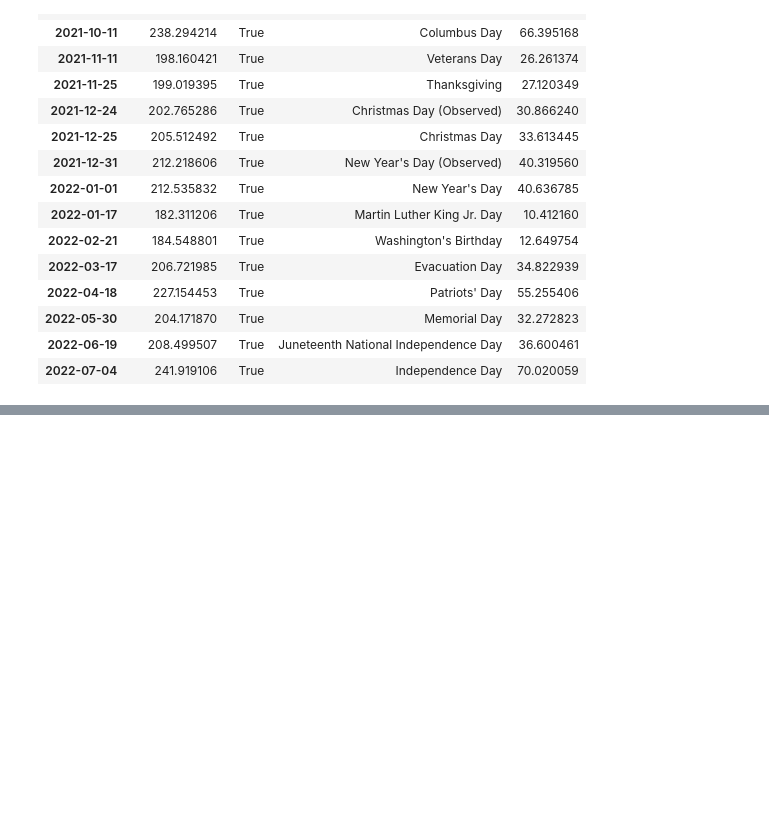
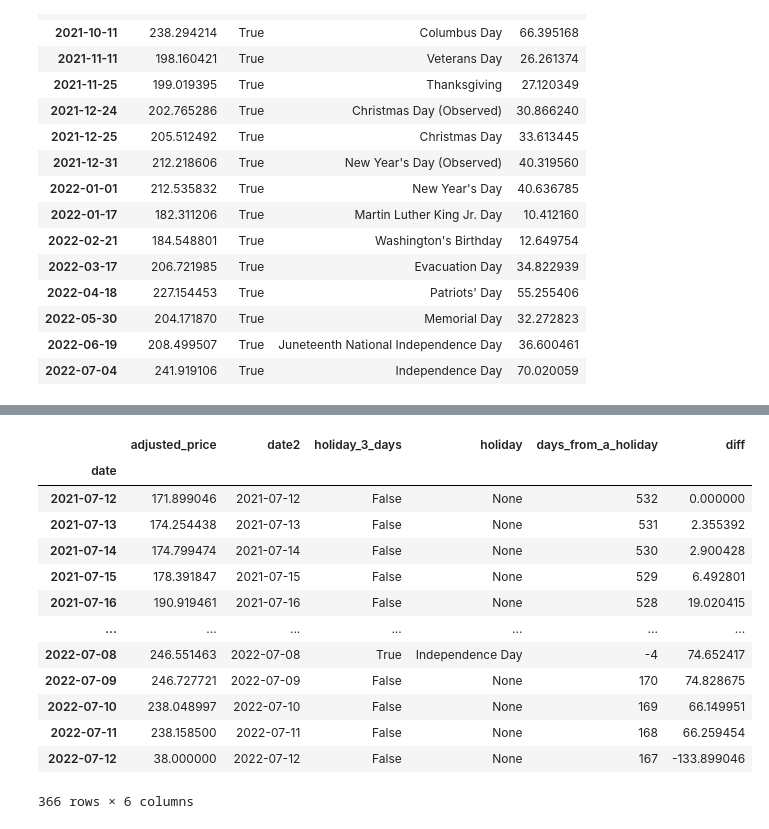
Before and after one commit to Fabrizio-Andrew/Vacation-Rental-Pricing-Estimator, a Jupyter notebook: experimentation/eda4calendar.ipynb, the cells around one changed output, grey strips where cells are left out. Drawn from its saved outputs; the diff is of its cells as text; code cells hidden in the pictures; blank space fills up the shorter version.

```diff
--- a/experimentation/eda4calendar.ipynb
+++ b/experimentation/eda4calendar.ipynb
@@ -366,3 +373,31 @@ df_calendar_avg_pd_result_true
 # %%
 # export df_calendar_avg_pd_result_true to csv file
 df_calendar_avg_pd_result_true.to_csv("data/processed/massachusetts_holidays.csv")
+# %%
+# function that counts days between two dates
+def count_days_between_two_dates(date1, date2):
+    return (date2-date1).days
+
+# function that count minimum day between a date and massachusetts_holidays
+def count_min_day_between_date_and_massachusetts_holidays(date):
+    min_day = 4
+    for holiday in massachusetts_holidays:
+        if abs(count_days_between_two_dates(date, holiday)) <= min_day:
+            return (True, massachusetts_holidays[holiday], count_days_between_two_dates(date, holiday) )
+    return (False, None, count_days_between_two_dates(date, holiday))
+
+result_tf = []
+result_holiday_name = []
+result_days_from_holiday = []
+df_calendar_avg_pd_more_days = pd.DataFrame(df_calendar_avg)
+df_calendar_avg_pd_more_days["date2"] = df_calendar_avg_pd_more_days.index
+for date in df_calendar_avg_pd_more_days['date2']:
+    result_tf.append(count_min_day_between_date_and_massachusetts_holidays(date.date())[0])
+    result_holiday_name.append(count_min_day_between_date_and_massachusetts_holidays(date.date())[1])
+    result_days_from_holiday.append(count_min_day_between_date_and_massachusetts_holidays(date.date())[2])
+
+df_calendar_avg_pd_more_days['holiday_3_days']=result_tf
+df_calendar_avg_pd_more_days['holiday']=result_holiday_name
+df_calendar_avg_pd_more_days['days_from_a_holiday']=result_days_from_holiday
+reference_price = df_calendar_avg.iloc[0]
+df_calendar_avg_pd_more_days["diff"] = df_calendar_avg_pd_more_days["adjusted_price"]-reference_price
@@ -368,0 +410,17 @@ df_calendar_avg_pd_result_true.to_csv("data/processed/massachusetts_holidays.csv
+# %%
+df_calendar_avg_pd_more_days
+# %% [output]
+|  | adjusted_price | date2 | holiday_3_days | holiday | days_from_a_holiday | diff |
+| date |  |  |  |  |  |  |
+| 2021-07-12 | 171.899046 | 2021-07-12 | False | None | 532 | 0.000000 |
+| 2021-07-13 | 174.254438 | 2021-07-13 | False | None | 531 | 2.355392 |
+| 2021-07-14 | 174.799474 | 2021-07-14 | False | None | 530 | 2.900428 |
+| 2021-07-15 | 178.391847 | 2021-07-15 | False | None | 529 | 6.492801 |
+| 2021-07-16 | 190.919461 | 2021-07-16 | False | None | 528 | 19.020415 |
+| ... | ... | ... | ... | ... | ... | ... |
+| 2022-07-08 | 246.551463 | 2022-07-08 | True | Independence Day | -4 | 74.652417 |
+| 2022-07-09 | 246.727721 | 2022-07-09 | False | None | 170 | 74.828675 |
+| 2022-07-10 | 238.048997 | 2022-07-10 | False | None | 169 | 66.149951 |
+| 2022-07-11 | 238.158500 | 2022-07-11 | False | None | 168 | 66.259454 |
+| 2022-07-12 | 38.000000 | 2022-07-12 | False | None | 167 | -133.899046 |
+366 rows × 6 columns
```
Also changed, not shown: parts of 6 cells of this notebook, 1 other file.
